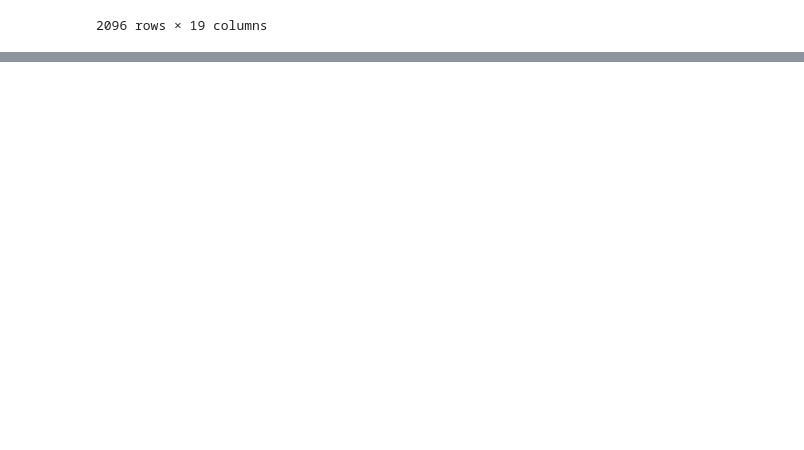
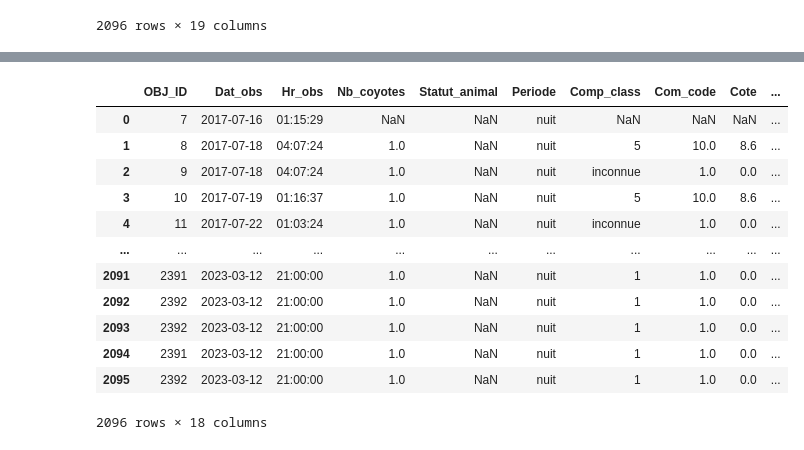
Before and after one commit to geocot/PythonAvance, a Jupyter notebook: Science/Coyotes.ipynb, the cells around one changed output, grey strips where cells are left out. Cells and saved outputs as stored; diff of their text form; code cells hidden in the pictures; blank space fills up the shorter version.

```diff
--- a/Science/Coyotes.ipynb
+++ b/Science/Coyotes.ipynb
@@ -38,0 +114,16 @@ df.head(10)
+# %%
+df.drop("Alimentation", axis=1)
+# %% [output]
+|  | OBJ_ID | Dat_obs | Hr_obs | Nb_coyotes | Statut_animal | Periode | Comp_class | Com_code | Cote | ... |
+| 0 | 7 | 2017-07-16 | 01:15:29 | NaN | NaN | nuit | NaN | NaN | NaN | ... |
+| 1 | 8 | 2017-07-18 | 04:07:24 | 1.0 | NaN | nuit | 5 | 10.0 | 8.6 | ... |
+| 2 | 9 | 2017-07-18 | 04:07:24 | 1.0 | NaN | nuit | inconnue | 1.0 | 0.0 | ... |
+| 3 | 10 | 2017-07-19 | 01:16:37 | 1.0 | NaN | nuit | 5 | 10.0 | 8.6 | ... |
+| 4 | 11 | 2017-07-22 | 01:03:24 | 1.0 | NaN | nuit | inconnue | 1.0 | 0.0 | ... |
+| ... | ... | ... | ... | ... | ... | ... | ... | ... | ... | ... |
+| 2091 | 2391 | 2023-03-12 | 21:00:00 | 1.0 | NaN | nuit | 1 | 1.0 | 0.0 | ... |
+| 2092 | 2392 | 2023-03-12 | 21:00:00 | 1.0 | NaN | nuit | 1 | 1.0 | 0.0 | ... |
+| 2093 | 2392 | 2023-03-12 | 21:00:00 | 1.0 | NaN | nuit | 1 | 1.0 | 0.0 | ... |
+| 2094 | 2391 | 2023-03-12 | 21:00:00 | 1.0 | NaN | nuit | 1 | 1.0 | 0.0 | ... |
+| 2095 | 2392 | 2023-03-12 | 21:00:00 | 1.0 | NaN | nuit | 1 | 1.0 | 0.0 | ... |
+2096 rows × 18 columns
```
Also changed, not shown: parts of 29 cells of this notebook, 6 other files.
